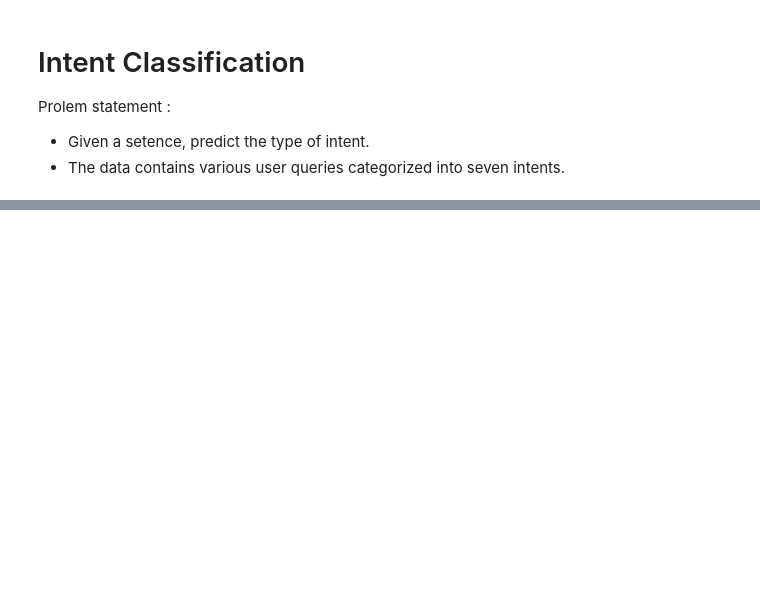
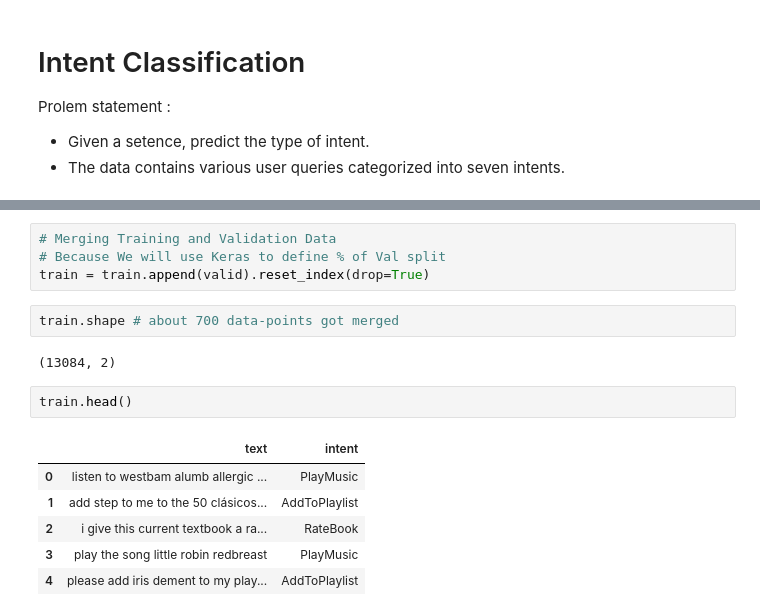
Before and after one commit to singularity014/BERT_Intent_Classification, a Jupyter notebook: Intent_classifier_.ipynb, the cells around one changed output, grey strips where cells are left out. Drawn from its saved outputs; the diff is of its cells as text; blank space fills up the shorter version.

```diff
--- a/Intent_classifier_.ipynb
+++ b/Intent_classifier_.ipynb
@@ -22,0 +119,17 @@ Here are the intents:
+# %%
+# Merging Training and Validation Data
+# Because We will use Keras to define % of Val split
+train = train.append(valid).reset_index(drop=True)
+# %%
+train.shape # about 700 data-points got merged
+# %% [output]
+(13084, 2)
+# %%
+train.head()
+# %% [output]
+|  | text | intent |
+| 0 | listen to westbam alumb allergic ... | PlayMusic |
+| 1 | add step to me to the 50 clásicos... | AddToPlaylist |
+| 2 | i give this current textbook a ra... | RateBook |
+| 3 | play the song little robin redbreast | PlayMusic |
+| 4 | please add iris dement to my play... | AddToPlaylist |
```
Also changed, not shown: parts of 18 cells of this notebook.
